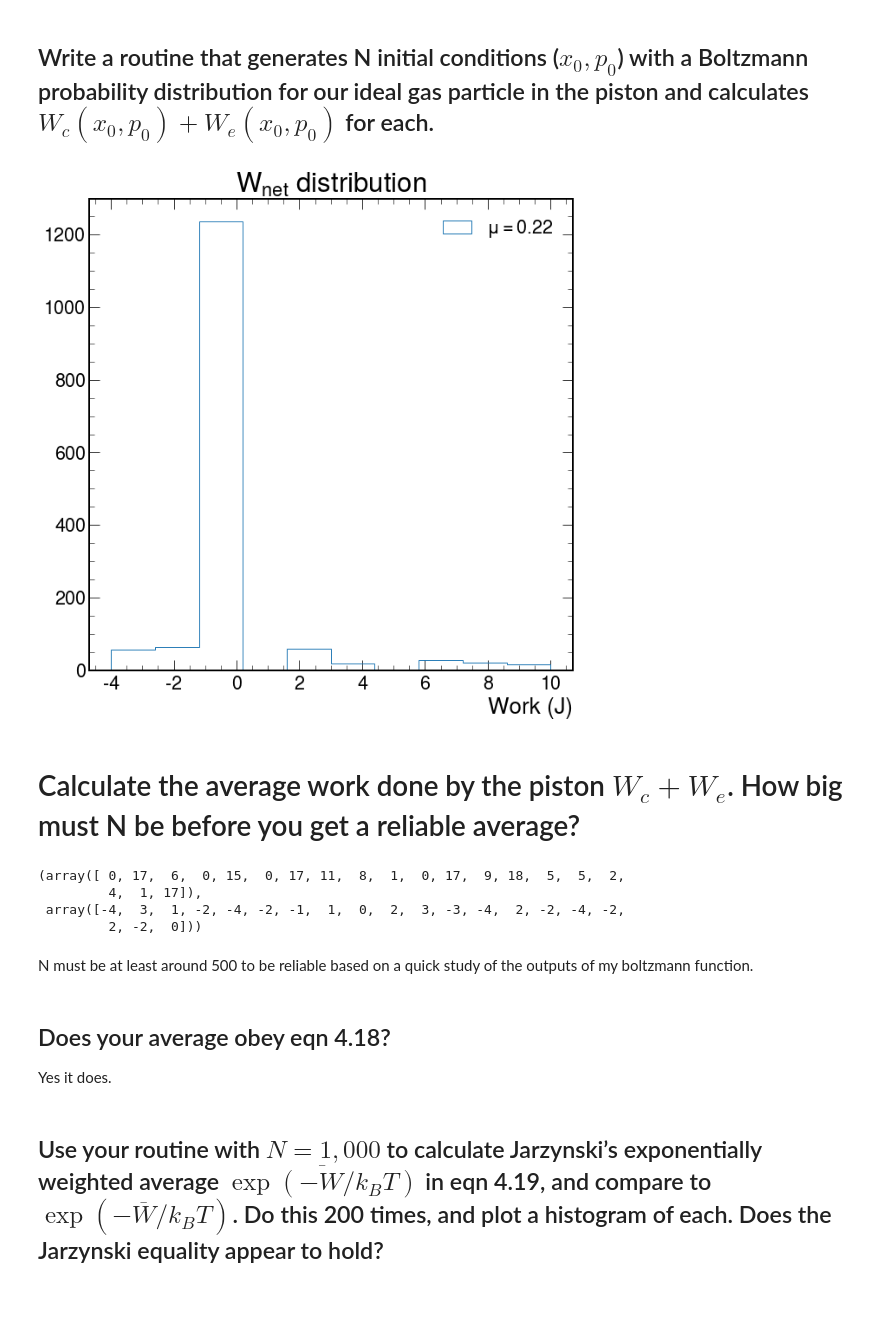
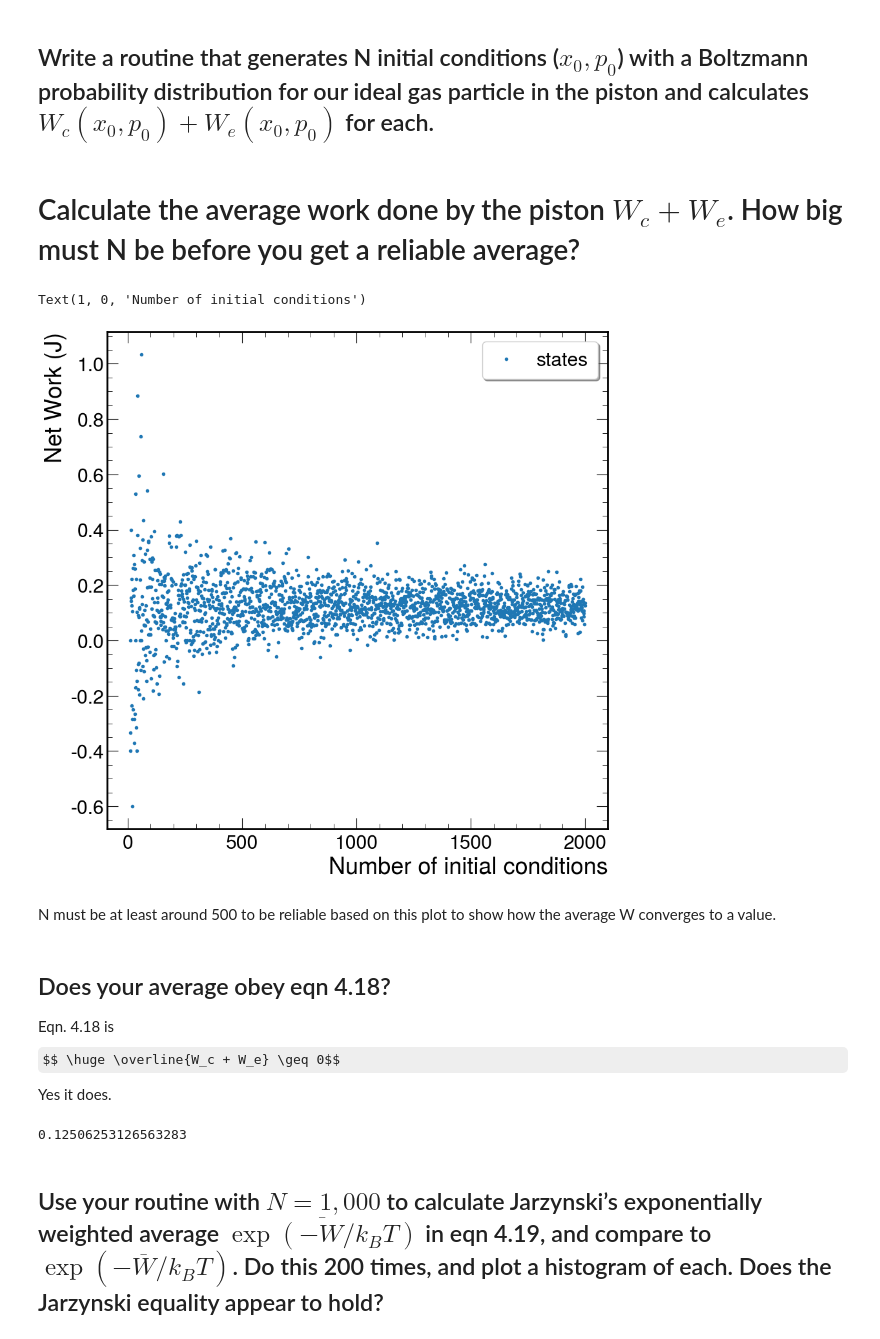
Before and after one commit to GuillermoFidalgo/Jarzynski-Stat-mech, a Jupyter notebook: Monte_Carlo.ipynb, the cells around one changed output. Drawn from its saved outputs; the diff is of its cells as text; code cells hidden in the pictures; some formulas as TeX source; blank space fills up the shorter version.

```diff
--- a/Monte_Carlo.ipynb
+++ b/Monte_Carlo.ipynb
@@ -13,15 +14,15 @@ With $\lambda = 1/k_B T$, $k = \varepsilon_i$
 # %% [markdown]
 ## Write a routine that generates N initial conditions ($x_0 , p_0$) with a Boltzmann probability distribution for our ideal gas particle in the piston and calculates $W_c(x_0, p_0) + W_e(x_0, p_0)$ for each.
 # %%
-def generate_space(Npoints: int ,m: int=2,V: int = 2,L: int=20,kT: int=8) -> tuple:
+def generate_space(Npoints: int ,m: int=2,V: int = 2,L: int=20,kT: int=8,**kwargs) -> tuple:
     ''' Generates Npoints of initial conditions with a boltzmann distribution for x0 and p0
     '''
-    x0=stats.boltzmann.rvs(lambda_=1/kT,N=L,loc=0,size=Npoints)
-    p0=stats.boltzmann.rvs(lambda_=1/kT,N=2*m*V,loc=-m*V,size=Npoints)
+    x0=stats.boltzmann.rvs(lambda_=1/kT,N=L,loc=0,size=Npoints,**kwargs)
+    p0=stats.boltzmann.rvs(lambda_=1/kT,N=2*m*V,loc=-m*V,size=Npoints,**kwargs)
     return x0,p0
 
 
-def work(x0,p0,m=2,V=2):
+def work(x0 ,p0 ,m: int = 2 ,V: int = 2 ) -> tuple:
     '''Calculates the compression work and expansion work done on the particle (We,Wc) respectively
     '''
     Wc = .5*m*V**2 + V*p0
@@ -29,28 +30,16 @@ def work(x0,p0,m=2,V=2):
     return Wc,We
 
 
-def calculate_work(Npoints,L=20,Lprime=19,V=2,m=2):
-    x0,p0 = generate_space(Npoints,m,V,L,kT=8)
+def calculate_work(Npoints,L=20,Lprime=19,V=2,m=2,**kwargs):
+    x0,p0 = generate_space(Npoints,m,V,L,kT=8,**kwargs)
     Wctemp,Wetemp = work(x0,p0,m,V)
-    deltaL=L-Lprime
+    deltaL = L-Lprime
     x1 = (deltaL)*(1-p0/(m*V))
-    x2= (deltaL)*(-2*p0/(m*V))
+    x2 = (deltaL)*(-2*p0/(m*V))
     xcut = ((x0>x1) | (x0>x2))
-    pcut =  p0<=-m*V
-    Wctemp[(x0>=x1) ] = 0
-    Wetemp[xcut & p0>=-m*V ] = 0 # Wetemp has to have many more zeroes because the space does not privide many configurations for particle to collide with the piston
+
+    Wctemp[x0>=x1] = 0
+    Wetemp[xcut & p0>=-m*V ] = 0
     Wc= Wctemp[:]
     We= Wetemp[:]
     return Wc,We
-# %%
-Wc,We = calculate_work(1500)
-Wnet = Wc + We
-mean = Wnet.mean()
-plt.hist(Wnet,density=False,cumulative=False,histtype='step',label=f'$\mu = ${mean:.4}');
-plt.legend(loc='best')
-plt.title('$W_{net}$ distribution')
-plt.xlabel('Work (J)')
-# plt.tight_layout()
-plt.show()
-# %% [output]
-[figure, removed]
@@ -63,20 +46,33 @@ plt.show()
 # %% [markdown]
 # Calculate the average work done by the piston $W_c +W_e$. How big must N be before you get a reliable average?
-# %%
-calculate_work()
-# %% [output]
-(array([ 0, 17,  6,  0, 15,  0, 17, 11,  8,  1,  0, 17,  9, 18,  5,  5,  2,
-         4,  1, 17]),
- array([-4,  3,  1, -2, -4, -2, -1,  1,  0,  2,  3, -3, -4,  2, -2, -4, -2,
-         2, -2,  0]))
+# %%
+mlist=[]
+start,stop,step=10,2_000,1
+for i in range(start,stop,step):
+    Wc,We = calculate_work(i)
+    Wnet = Wc + We
+    mean = Wnet.mean()
+    mlist.append(mean)
+plt.plot(range(start,stop,step),mlist,'.',label='states');
+# plt.title('')
+plt.legend(frameon=True,shadow=True)
+plt.ylabel('Net Work (J)')
+plt.xlabel('Number of initial conditions')
+# %% [output]
+Text(1, 0, 'Number of initial conditions')
+[figure, added]
 # %% [markdown]
 
 
-N must be at least around 500 to be reliable based on a quick study of the outputs of my boltzmann function.
+N must be at least around 500 to be reliable based on this plot to show how the average W converges to a value.
 # %% [markdown]
 ## Does your average obey eqn 4.18?
+Eqn. 4.18 is
+$$ \huge \overline{W_c + W_e} \geq 0$$
 Yes it does.
 # %%
 np.mean(Wc+We)
+# %% [output]
+0.12506253126563283
 # %% [markdown]
 ## Use your routine with $N = 1,000$ to calculate Jarzynski’s exponentially weighted average $\overline{{\exp (−W/k_B T)}}$ in eqn 4.19, and compare to $\exp (-\overline{W}/ k_B T )$. Do this 200 times, and plot a histogram of each. Does the Jarzynski equality appear to hold?
```
Also changed, not shown: parts of 9 cells of this notebook.
